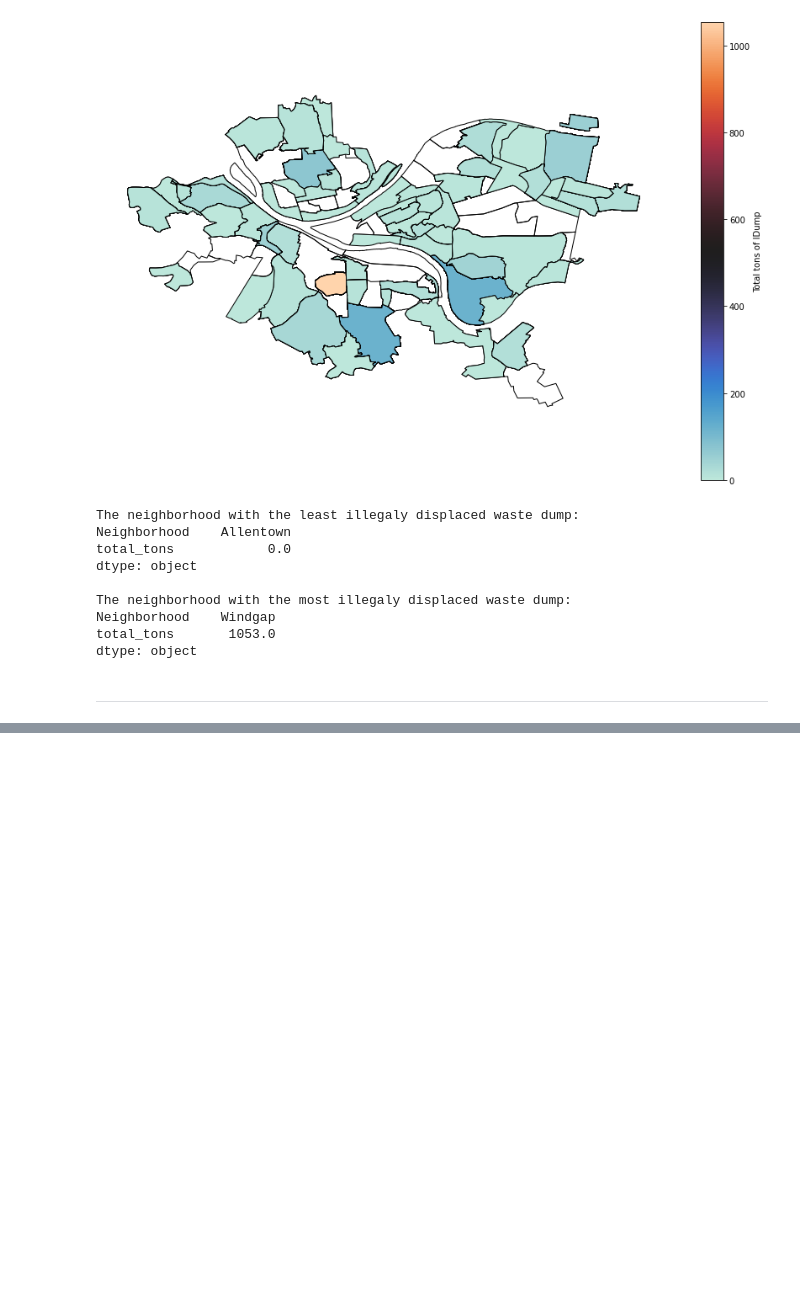
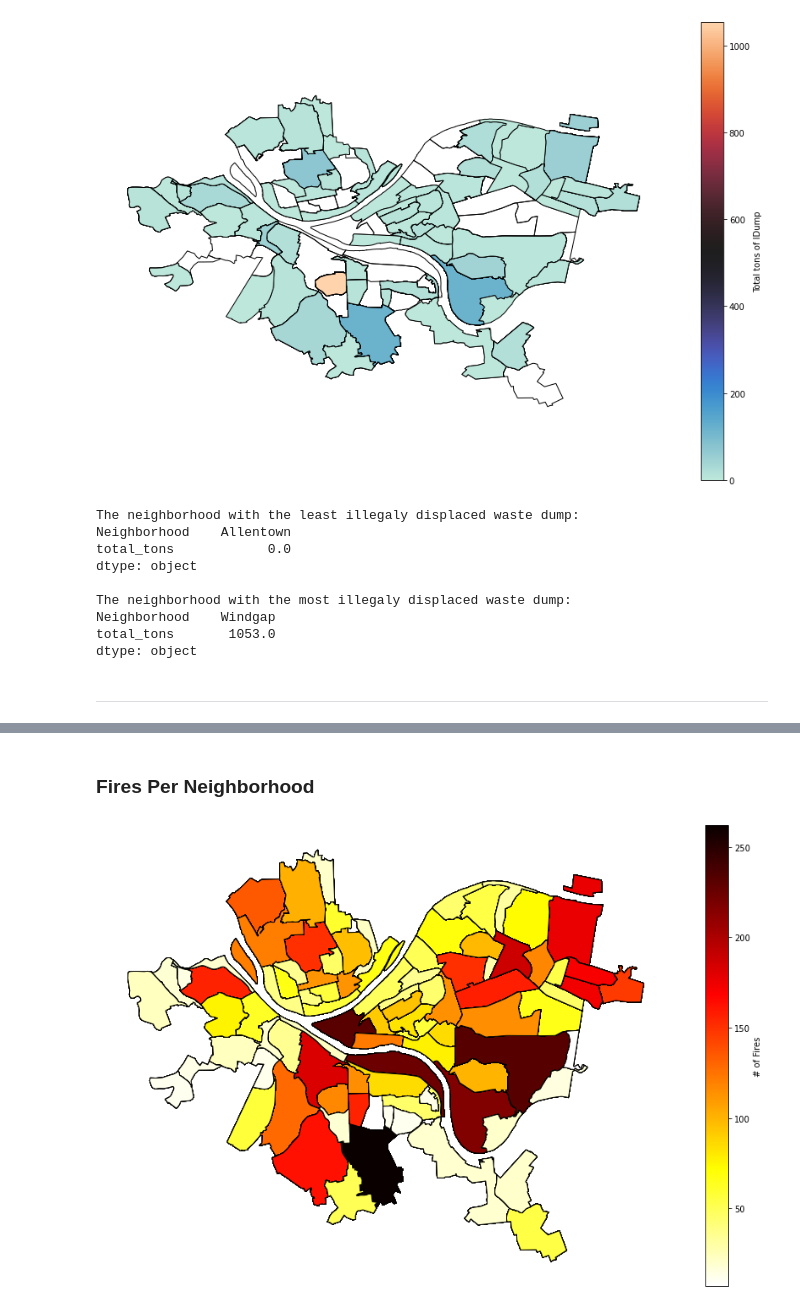
Before and after one commit to brianhutton82/CMPINF0010_FINAL_PROJECT_GROUP, a Jupyter notebook: best_neighborhood.ipynb, the cells around one changed output, grey strips where cells are left out. Drawn from its saved outputs; the diff is of its cells as text; code cells hidden in the pictures; blank space fills up the shorter version.

```diff
--- a/best_neighborhood.ipynb
+++ b/best_neighborhood.ipynb
@@ -312,0 +299,43 @@ Specifically the dataset I used contains fire incidents for the following 92 nei
+# %%
+# Fire Incidents Dataset Analysis By: Eric Lim
+import math
+import pandas as pd
+import numpy as np
+import matplotlib.pyplot as plt
+import geopandas
+import seaborn as sns
+from IPython.core.display import display, HTML
+%matplotlib inline
+import warnings
+warnings.filterwarnings('ignore')
+
+# Read File
+fire_incidents_dataset = pd.read_csv("fireincidents.csv")
+fire_incidents_dataset = fire_incidents_dataset.reset_index()
+
+# Gets List of Neighborhoods
+neighborhood_list = fire_incidents_dataset['neighborhood'].unique()
+
+# Gets Frequency of Fire Incidents per Neighborhood
+fires_per_neighborhood = fire_incidents_dataset['neighborhood'].value_counts().to_dict()
+
+# Create New Column in Dataframe and For Each Row in Dataframe Add Fire Count For That Neighborhood
+fire_incidents_dataset['counts'] = 0
+for index, row in fire_incidents_dataset.iterrows():
+    fire_incidents_dataset.at[index, 'counts'] = fires_per_neighborhood.get(row['neighborhood'])
+# %%
+# Printing Map of Fire Incidents Counts
+
+# Read in The Shapefile
+neighborhoods = geopandas.read_file("Neighborhoods/Neighborhoods_.shp")
+
+# Title of Map
+display(HTML("<h3>Fires Per Neighborhood</h3>"))
+
+# Map Plotting
+fires_map = neighborhoods.merge(fire_incidents_dataset, how='left', left_on='hood', right_on='neighborhood')
+fires_plot = fires_map.plot(column='counts', edgecolor="black", cmap='hot_r', legend=True, legend_kwds={'label': "# of Fires"}, figsize=(15, 10))
+fires_plot.set_axis_off();
+# %% [output]
+Fires Per Neighborhood
+[figure, added]
```
Also changed, not shown: parts of 10 cells of this notebook.
